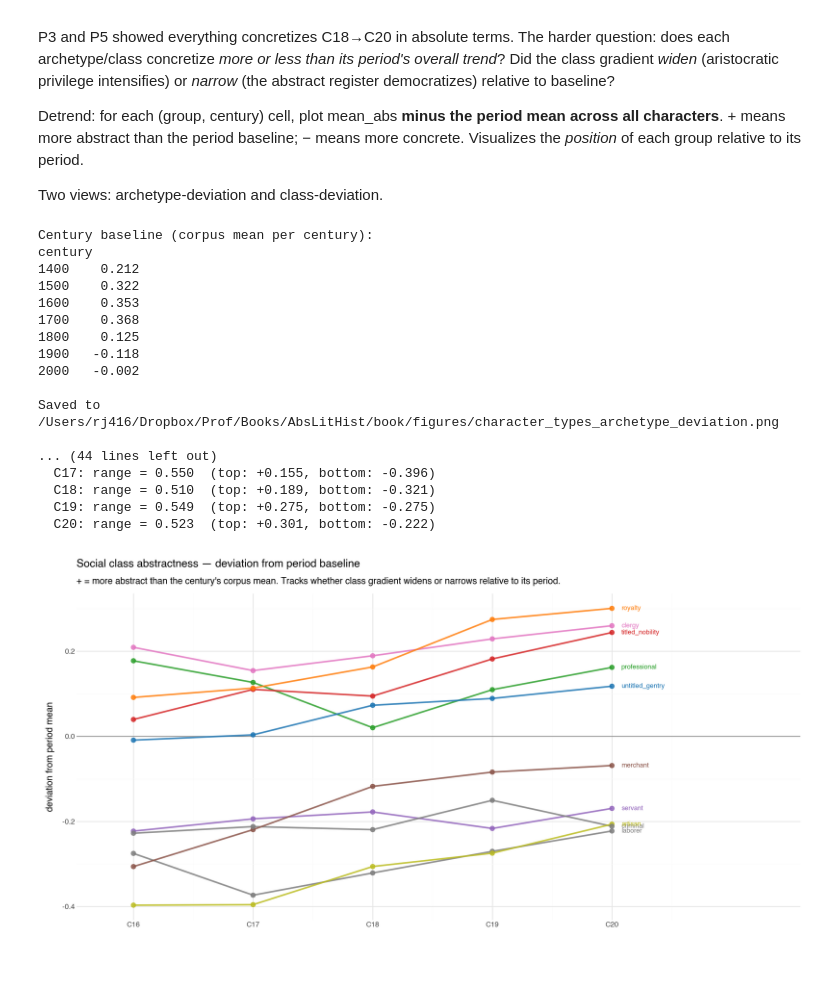
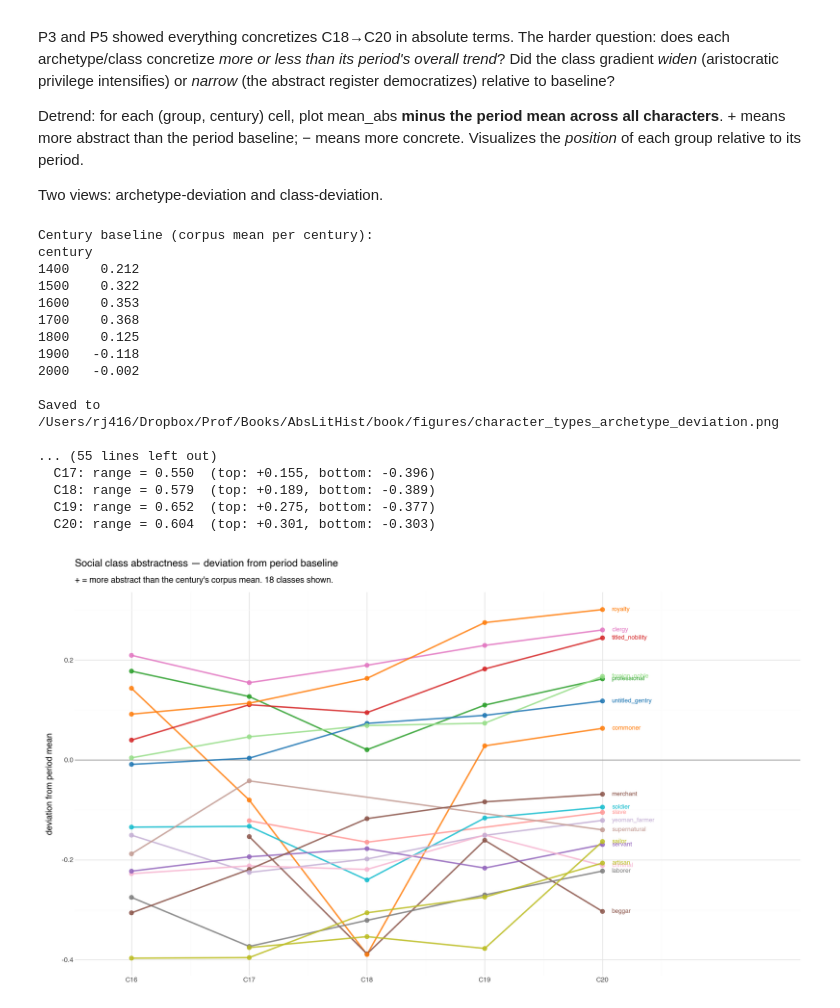
Before and after one commit to quadrismegistus/abstraction, a Jupyter notebook: notebooks/18-character-types.ipynb, the cells around one changed output. Saved outputs shown, nothing was run; the diff lists cells and outputs as text; code cells hidden in the pictures; blank space fills up the shorter version.

Commit message:
nb18: P6 expanded to all 18 classes (was top 10)
Added: foreign_noble, commoner, yeoman_farmer, soldier, sailor, beggar,
slave, supernatural. Drops apprentice/student/clerk/etc. that don't pass
n>=30 in 3+ centuries.

New highlights:
  foreign_noble: +0.05 to +0.17 (rises into C20, exotic/orientalist)
  beggar:        -0.15 to -0.39 (most concrete in C18)
  sailor:        -0.38 to -0.16 (concrete C17-C19, recovers C20 modernist)

C19 has the widest class-deviation range (0.65) - gradient widest
exactly when realism supposedly flattens style. C20 narrows slightly
(0.60).

Co-Authored-By: Claude Opus 4.6 (1M context) <noreply@anthropic.com>

```diff
--- a/notebooks/18-character-types.ipynb
+++ b/notebooks/18-character-types.ipynb
@@ -699,9 +699,12 @@ tbl_a = tbl_a.reindex(arch_order)
 print('\nArchetype deviation from period baseline:')
 print(tbl_a.to_string())
 
-# --- CLASS deviation ---
+# --- CLASS deviation: ALL classes (n>=30 per cell, 3+ centuries) ---
+all_classes = [c for c in ch['social_class'].unique() if c not in ('unknown', '')]
+print(f'\nAll classes attempted: {len(all_classes)}')
+
 rows_c = []
-for cls in top_classes:
+for cls in all_classes:
     for cent in (1500, 1600, 1700, 1800, 1900):
         sub = ch[(ch['social_class'] == cls) & (ch['century'] == cent)]
         if len(sub) >= 30:
@@ -714,10 +717,19 @@ cdev = pd.DataFrame(rows_c)
 ncc = cdev.groupby('social_class')['century_year'].nunique()
 cmulti = ncc[ncc >= 3].index.tolist()
 cdev = cdev[cdev['social_class'].isin(cmulti)].copy()
+print(f'Classes with n>=30 in 3+ centuries: {len(cmulti)} -> {sorted(cmulti)}')
+
 anchor_c = cdev.groupby('social_class')['dev'].first().reindex(cmulti)
 cls_order2 = anchor_c.sort_values(ascending=False).index.tolist()
 cdev['social_class'] = pd.Categorical(cdev['social_class'], categories=cls_order2, ordered=True)
 clab = cdev.sort_values('century_year').groupby('social_class', observed=True, as_index=False).last()
+
+# Extend PALETTE; auto-fill from tab20 / Set2 for any class without an explicit color
+tab20_h = [mcolors.to_hex(c) for c in mcm.tab20.colors]
+ext_palette = dict(PALETTE)
+for i, cls in enumerate(cls_order2):
+    if cls not in ext_palette:
+        ext_palette[cls] = tab20_h[i % len(tab20_h)]
 
 p_p6c = (p9.ggplot(cdev, p9.aes(x='century_year', y='dev',
                                  group='social_class', color='social_class'))
@@ -727,53 +739,52 @@ p_p6c = (p9.ggplot(cdev, p9.aes(x='century_year', y='dev',
          + p9.geom_text(p9.aes(label='social_class'), data=clab,
                         nudge_x=8, ha='left', size=8, fontweight='bold',
                         show_legend=False)
-         + p9.scale_color_manual(values=PALETTE)
+         + p9.scale_color_manual(values=ext_palette)
          + p9.scale_x_continuous(breaks=[1550,1650,1750,1850,1950],
                                  labels=['C16','C17','C18','C19','C20'],
-                                 limits=(1530, 2080))
+                                 limits=(1530, 2090))
          + p9.labs(
              title='Social class abstractness — deviation from period baseline',
-             subtitle='+ = more abstract than the century\'s corpus mean. '
-                      'Tracks whether class gradient widens or narrows relative to its period.',
+             subtitle=f'+ = more abstract than the century\'s corpus mean. {len(cmulti)} classes shown.',
              x='', y='deviation from period mean', color='',
          )
          + p9.theme_minimal()
-         + p9.theme(figure_size=(13, 6.5), legend_position='none'))
+         + p9.theme(figure_size=(14, 8), legend_position='none'))
 out_c = os.path.join(DROPBOX_FIGS, 'character_types_class_deviation.png')
 p_p6c.save(out_c, dpi=300, verbose=False)
 print(f'\nSaved to {out_c}')
 tbl_c = cdev.pivot(index='social_class', columns='century_year', values='dev').round(3)
 tbl_c.columns = [f'C{(int(c)-50)//100+1}' for c in tbl_c.columns]
 tbl_c = tbl_c.reindex(cls_order2)
-print('\nClass deviation from period baseline:')
+print('\nClass deviation from period baseline (all 3+century classes):')
 print(tbl_c.to_string())
 
-# Range of class deviations per century: does the class gradient widen or narrow?
-print('\nClass-deviation range per century (max - min, smaller = more egalitarian register):')
+# Range of class deviations per century
+print('\nClass-deviation range per century:')
 for cent in (1600, 1700, 1800, 1900):
     cy = cent + 50
     devs = cdev[cdev['century_year'] == cy]['dev']
     if len(devs) >= 5:
         print(f'  C{cent//100+1}: range = {devs.max() - devs.min():.3f}  '
               f'(top: {devs.max():+.3f}, bottom: {devs.min():+.3f})')
 
 p_p6c
 # %% [output]
 Century baseline (corpus mean per century):
 century
 1400    0.212
 1500    0.322
 1600    0.353
 1700    0.368
 1800    0.125
 1900   -0.118
 2000   -0.002
 
 Saved to /Users/rj416/Dropbox/Prof/Books/AbsLitHist/book/figures/character_types_archetype_deviation.png
 
-... (44 lines left out)
+... (55 lines left out)
   C17: range = 0.550  (top: +0.155, bottom: -0.396)
-  C18: range = 0.510  (top: +0.189, bottom: -0.321)
-  C19: range = 0.549  (top: +0.275, bottom: -0.275)
-  C20: range = 0.523  (top: +0.301, bottom: -0.222)
+  C18: range = 0.579  (top: +0.189, bottom: -0.389)
+  C19: range = 0.652  (top: +0.275, bottom: -0.377)
+  C20: range = 0.604  (top: +0.301, bottom: -0.303)
-[figure, old version]
+[figure, new version]
```
